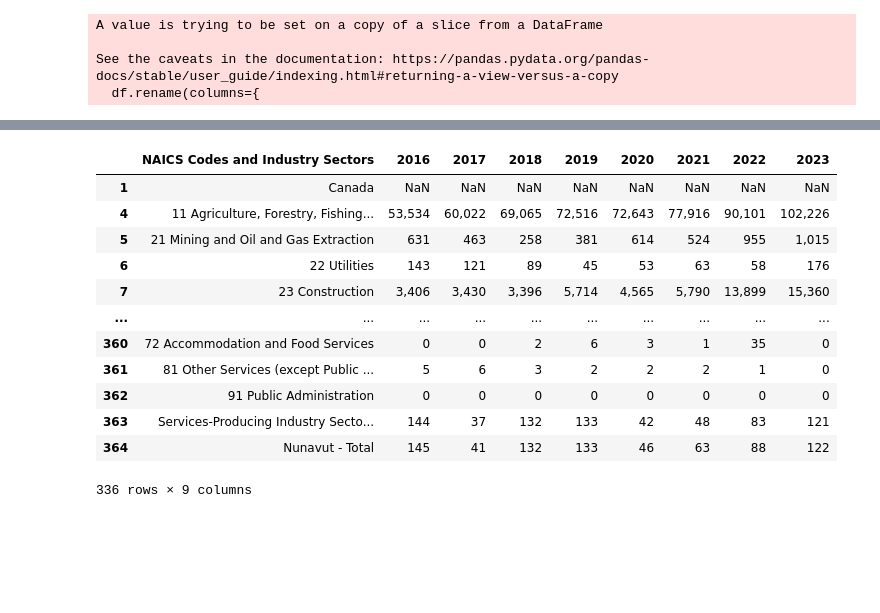
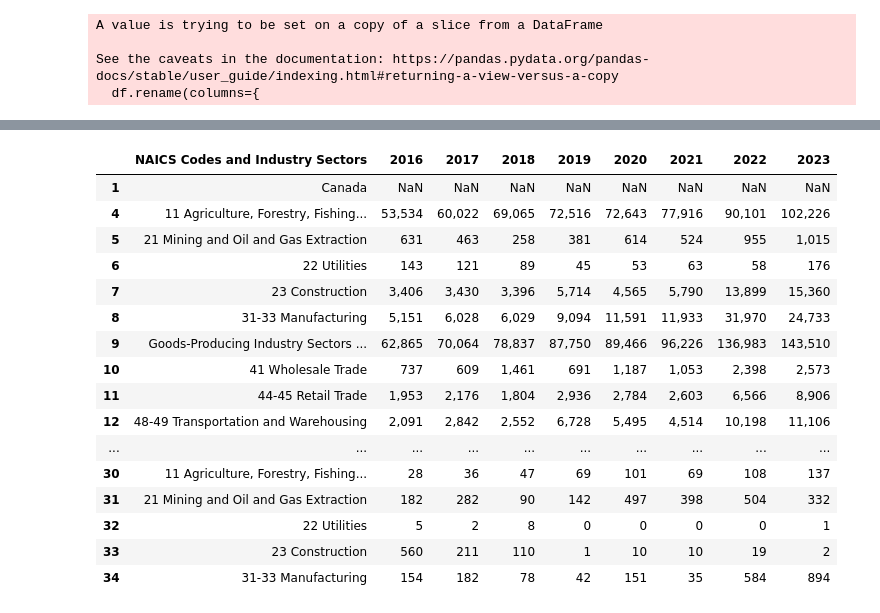
Before and after one commit to JohnNguyenAnh/LMIA_evaluation_project, a Jupyter notebook: EDA data/clenaing_data_table06.ipynb, the cells around one changed output, grey strips where cells are left out. Saved outputs shown, nothing was run; the diff lists cells and outputs as text; code cells hidden in the pictures; blank space fills up the shorter version.

```diff
--- a/EDA data/clenaing_data_table06.ipynb
+++ b/EDA data/clenaing_data_table06.ipynb
@@ -80,24 +80,27 @@ df.head(30)
 | 28 | NAICS Codes and Industry Sectors | NaN | NaN | NaN | NaN | NaN | NaN | NaN | NaN |
 | 29 | NaN | 2016 | 2017 | 2018 | 2019 | 2020 | 2021 | 2022 | 2023 |
 # %%
-df =df.dropna(how='all')
 df = df[~df['NAICS Codes and Industry Sectors'].str.contains('NAICS', na=True)]
 # %%
-df
+df.head(30)
 # %% [output]
 |  | NAICS Codes and Industry Sectors | 2016 | 2017 | 2018 | 2019 | 2020 | 2021 | 2022 | 2023 |
 | 1 | Canada | NaN | NaN | NaN | NaN | NaN | NaN | NaN | NaN |
 | 4 | 11 Agriculture, Forestry, Fishing... | 53,534 | 60,022 | 69,065 | 72,516 | 72,643 | 77,916 | 90,101 | 102,226 |
 | 5 | 21 Mining and Oil and Gas Extraction | 631 | 463 | 258 | 381 | 614 | 524 | 955 | 1,015 |
 | 6 | 22 Utilities | 143 | 121 | 89 | 45 | 53 | 63 | 58 | 176 |
 | 7 | 23 Construction | 3,406 | 3,430 | 3,396 | 5,714 | 4,565 | 5,790 | 13,899 | 15,360 |
+| 8 | 31-33 Manufacturing | 5,151 | 6,028 | 6,029 | 9,094 | 11,591 | 11,933 | 31,970 | 24,733 |
+| 9 | Goods-Producing Industry Sectors ... | 62,865 | 70,064 | 78,837 | 87,750 | 89,466 | 96,226 | 136,983 | 143,510 |
+| 10 | 41 Wholesale Trade | 737 | 609 | 1,461 | 691 | 1,187 | 1,053 | 2,398 | 2,573 |
+| 11 | 44-45 Retail Trade | 1,953 | 2,176 | 1,804 | 2,936 | 2,784 | 2,603 | 6,566 | 8,906 |
+| 12 | 48-49 Transportation and Warehousing | 2,091 | 2,842 | 2,552 | 6,728 | 5,495 | 4,514 | 10,198 | 11,106 |
 | ... | ... | ... | ... | ... | ... | ... | ... | ... | ... |
-| 360 | 72 Accommodation and Food Services | 0 | 0 | 2 | 6 | 3 | 1 | 35 | 0 |
-| 361 | 81 Other Services (except Public ... | 5 | 6 | 3 | 2 | 2 | 2 | 1 | 0 |
-| 362 | 91 Public Administration | 0 | 0 | 0 | 0 | 0 | 0 | 0 | 0 |
-| 363 | Services-Producing Industry Secto... | 144 | 37 | 132 | 133 | 42 | 48 | 83 | 121 |
-| 364 | Nunavut - Total | 145 | 41 | 132 | 133 | 46 | 63 | 88 | 122 |
+| 30 | 11 Agriculture, Forestry, Fishing... | 28 | 36 | 47 | 69 | 101 | 69 | 108 | 137 |
+| 31 | 21 Mining and Oil and Gas Extraction | 182 | 282 | 90 | 142 | 497 | 398 | 504 | 332 |
+| 32 | 22 Utilities | 5 | 2 | 8 | 0 | 0 | 0 | 0 | 1 |
+| 33 | 23 Construction | 560 | 211 | 110 | 1 | 10 | 10 | 19 | 2 |
+| 34 | 31-33 Manufacturing | 154 | 182 | 78 | 42 | 151 | 35 | 584 | 894 |
-336 rows × 9 columns
 # %%
 #Create a new column for province/region name
 df['Province_Region'] = df['NAICS Codes and Industry Sectors'].where(df['2016'].isna() & ~df['NAICS Codes and Industry Sectors'].str.contains('Total', na=False))
```
Also changed, not shown: parts of 12 cells of this notebook, 7 other files.
